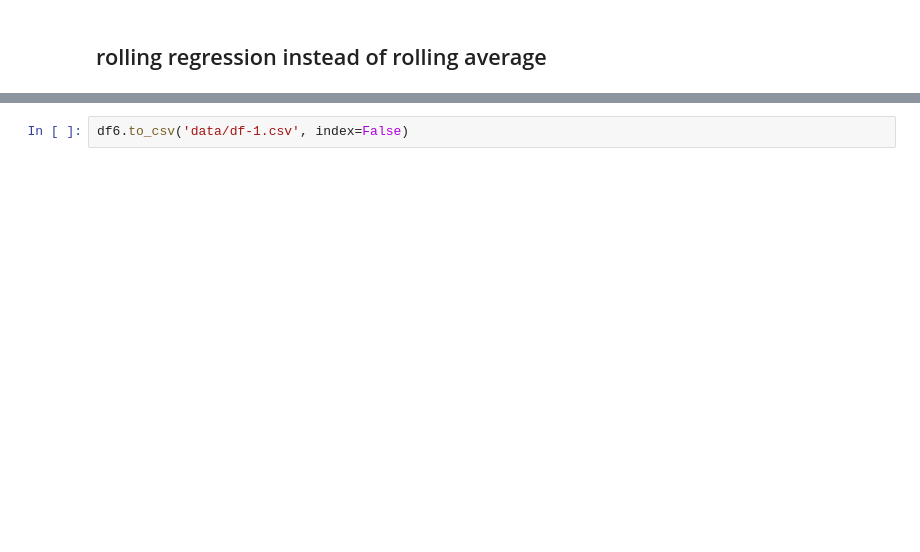
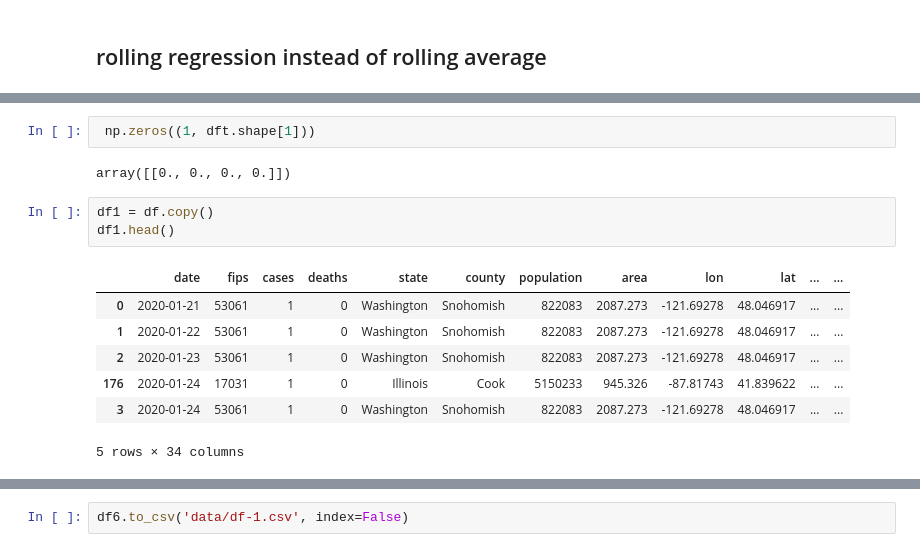
Before and after one commit to jydiw/covid-19-data, a Jupyter notebook: eda_nytimes-data.ipynb, the cells around one changed output, grey strips where cells are left out. Cells and saved outputs as stored; diff of their text form; blank space fills up the shorter version.

```diff
--- a/eda_nytimes-data.ipynb
+++ b/eda_nytimes-data.ipynb
@@ -524,0 +285,15 @@ df6.head()
+# %%
+ np.zeros((1, dft.shape[1]))
+# %% [output]
+array([[0., 0., 0., 0.]])
+# %%
+df1 = df.copy()
+df1.head()
+# %% [output]
+|  | date | fips | cases | deaths | state | county | population | area | lon | lat | ... | ... |
+| 0 | 2020-01-21 | 53061 | 1 | 0 | Washington | Snohomish | 822083 | 2087.273 | -121.69278 | 48.046917 | ... | ... |
+| 1 | 2020-01-22 | 53061 | 1 | 0 | Washington | Snohomish | 822083 | 2087.273 | -121.69278 | 48.046917 | ... | ... |
+| 2 | 2020-01-23 | 53061 | 1 | 0 | Washington | Snohomish | 822083 | 2087.273 | -121.69278 | 48.046917 | ... | ... |
+| 176 | 2020-01-24 | 17031 | 1 | 0 | Illinois | Cook | 5150233 | 945.326 | -87.81743 | 41.839622 | ... | ... |
+| 3 | 2020-01-24 | 53061 | 1 | 0 | Washington | Snohomish | 822083 | 2087.273 | -121.69278 | 48.046917 | ... | ... |
+5 rows × 34 columns
```
Also changed, not shown: parts of 61 cells of this notebook, 6 other files.
